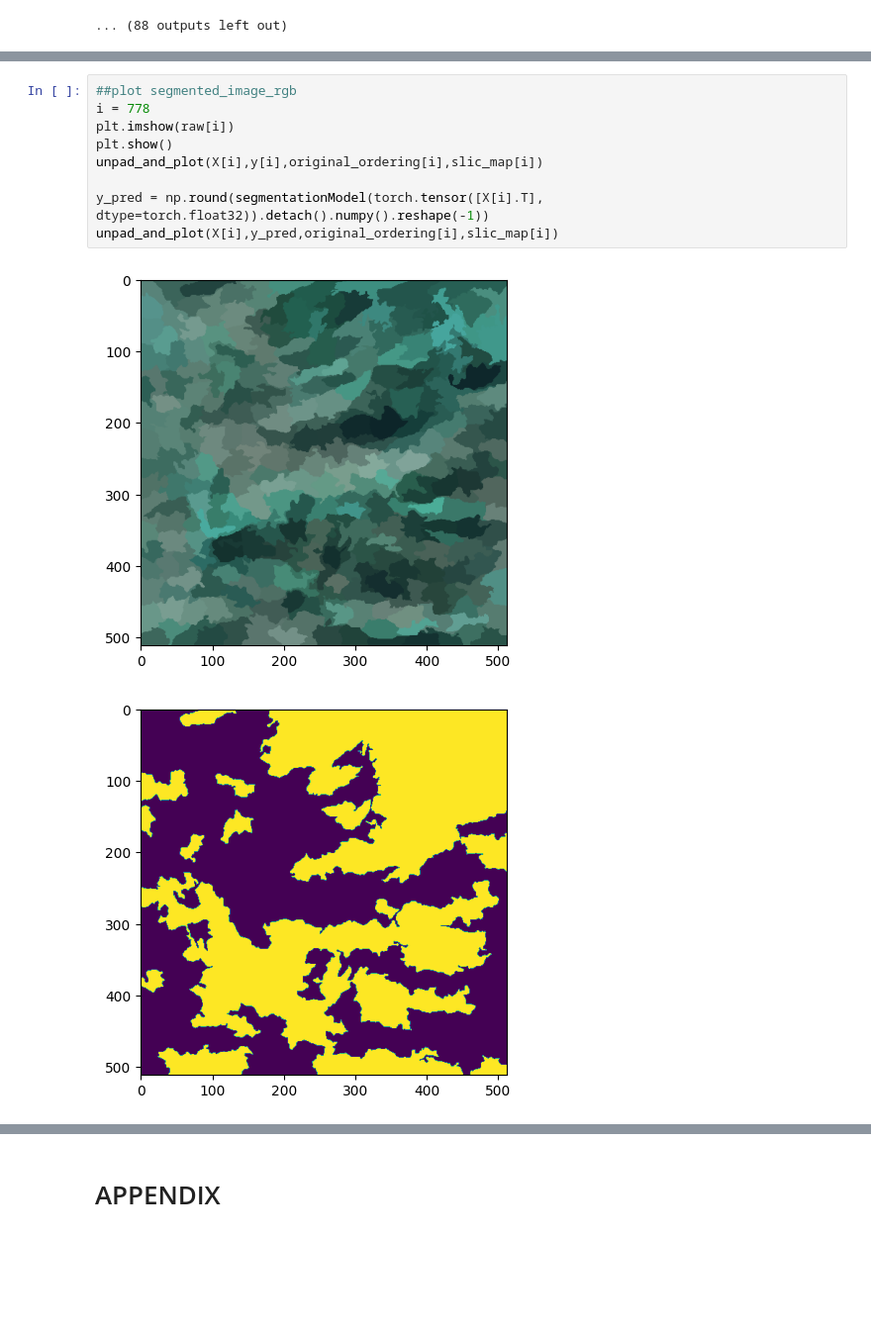
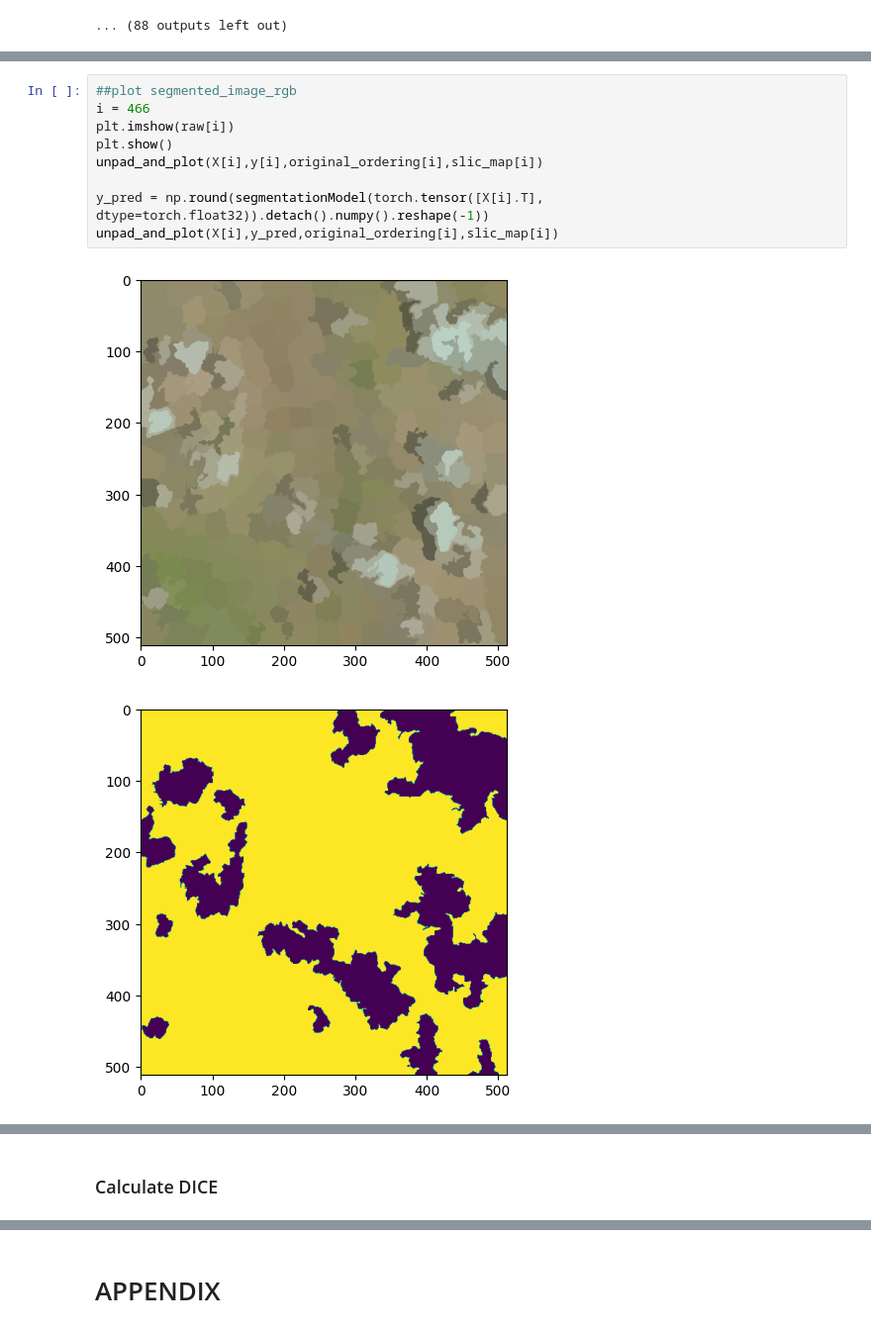
Before and after one commit to SAint7579/ComputerVision_CloudSegmentation, a Jupyter notebook: Superpixel-UNET/CloudSegmentationModel.ipynb, the cells around one changed output, grey strips where cells are left out. Shown at 99% size. Saved outputs shown, nothing was run; the diff lists cells and outputs as text; blank space fills up the shorter version.

Commit message:
Added dice score calculation

```diff
--- a/Superpixel-UNET/CloudSegmentationModel.ipynb
+++ b/Superpixel-UNET/CloudSegmentationModel.ipynb
@@ -413,12 +419,12 @@ plot_mask_and_image(patches[i], mask[i], title="Original Image vs. Mask")
 # %%
 ##plot segmented_image_rgb
-i = 778
+i = 466
 plt.imshow(raw[i])
 plt.show()
 unpad_and_plot(X[i],y[i],original_ordering[i],slic_map[i])
 
 y_pred = np.round(segmentationModel(torch.tensor([X[i].T], dtype=torch.float32)).detach().numpy().reshape(-1))
 unpad_and_plot(X[i],y_pred,original_ordering[i],slic_map[i])
 # %% [output]
-[figure, old version]
+[figure, new version]
-[figure, old version]
+[figure, new version]
@@ -425,0 +432,2 @@ unpad_and_plot(X[i],y_pred,original_ordering[i],slic_map[i])
+# %% [markdown]
+### Calculate DICE
```
Also changed, not shown: parts of 7 cells of this notebook.
